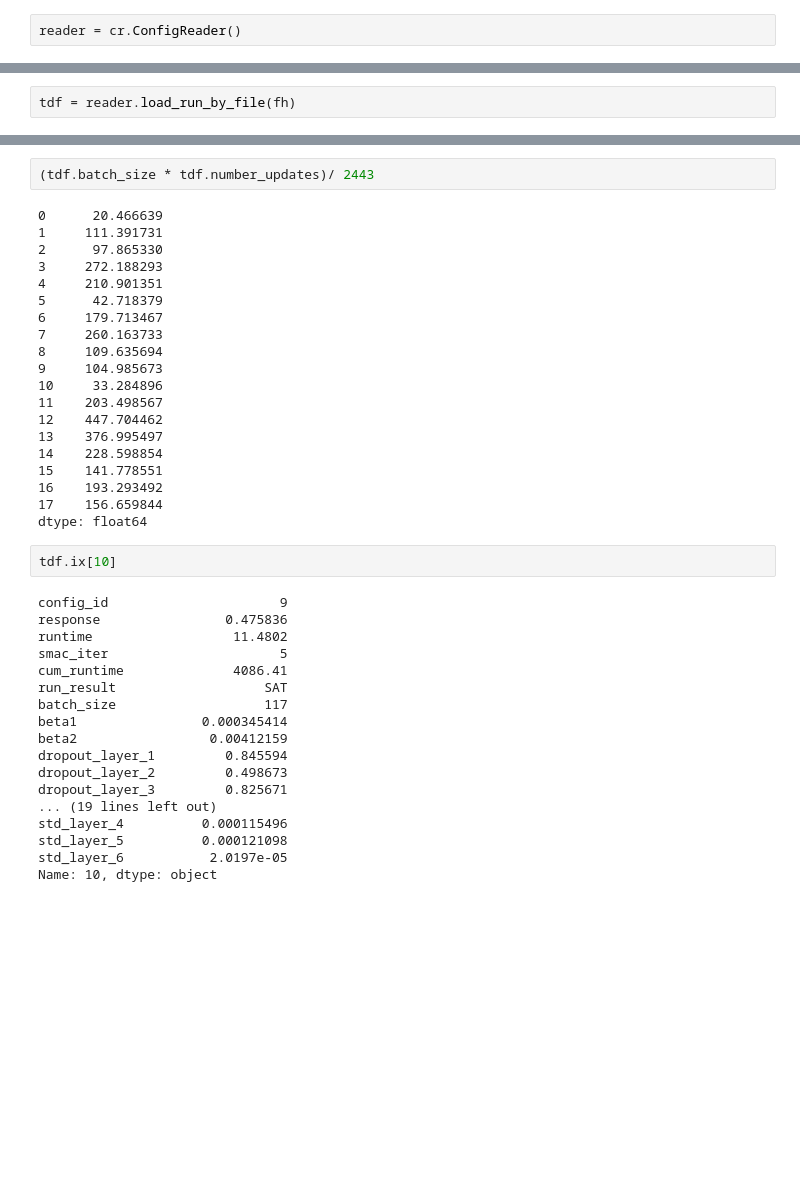
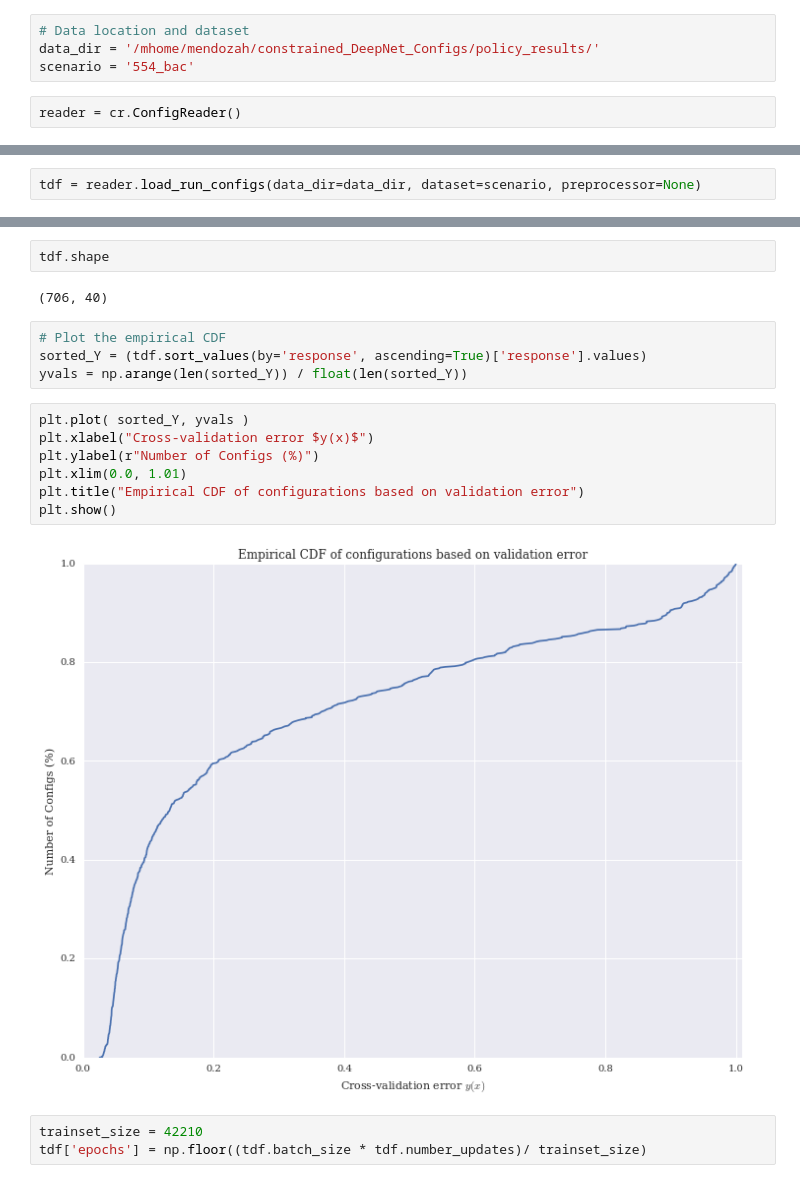
Before and after one commit to hmendozap/master-arbeit-projects, a Jupyter notebook: plotting_param_distros/Quick_Test_Runs_Analysis.ipynb, the cells around one changed output, grey strips where cells are left out. Drawn from its saved outputs; the diff is of its cells as text; blank space fills up the shorter version.

```diff
--- a/plotting_param_distros/Quick_Test_Runs_Analysis.ipynb
+++ b/plotting_param_distros/Quick_Test_Runs_Analysis.ipynb
@@ -28,2 +17,6 @@ reload(cr)
+# %%
+# Data location and dataset
+data_dir = '/mhome/mendozah/constrained_DeepNet_Configs/policy_results/'
+scenario = '554_bac'
 # %%
 reader = cr.ConfigReader()
@@ -34,2 +22,0 @@ fline.split('runs_and_results-')[1]
-# %%
-tdf = reader.load_run_by_file(fh)
@@ -39,0 +23,2 @@ tdf = tdf.apply(pd.to_numeric, errors='ignore')
+# %%
+tdf = reader.load_run_configs(data_dir=data_dir, dataset=scenario, preprocessor=None)
@@ -40,42 +36,20 @@ tdf = tdf.apply(pd.to_numeric, errors='ignore')
+# %%
+tdf.shape
+# %% [output]
+(706, 40)
+# %%
+# Plot the empirical CDF
+sorted_Y = (tdf.sort_values(by='response', ascending=True)['response'].values)
+yvals = np.arange(len(sorted_Y)) / float(len(sorted_Y))
+# %%
+plt.plot( sorted_Y, yvals )
+plt.xlabel("Cross-validation error $y(x)$")
+plt.ylabel(r"Number of Configs (%)")
+plt.xlim(0.0, 1.01)
+plt.title("Empirical CDF of configurations based on validation error")
+plt.show()
+# %% [output]
+[figure, added]
 # %%
-(tdf.batch_size * tdf.number_updates)/ 2443
+trainset_size = 42210
+tdf['epochs'] = np.floor((tdf.batch_size * tdf.number_updates)/ trainset_size)
-# %% [output]
-0      20.466639
-1     111.391731
-2      97.865330
-3     272.188293
-4     210.901351
-5      42.718379
-6     179.713467
-7     260.163733
-8     109.635694
-9     104.985673
-10     33.284896
-11    203.498567
-12    447.704462
-13    376.995497
-14    228.598854
-15    141.778551
-16    193.293492
-17    156.659844
-dtype: float64
-# %%
-tdf.ix[10]
-# %% [output]
-config_id                      9
-response                0.475836
-runtime                  11.4802
-smac_iter                      5
-cum_runtime              4086.41
-run_result                   SAT
-batch_size                   117
-beta1                0.000345414
-beta2                 0.00412159
-dropout_layer_1         0.845594
-dropout_layer_2         0.498673
-dropout_layer_3         0.825671
-... (19 lines left out)
-std_layer_4          0.000115496
-std_layer_5          0.000121098
-std_layer_6           2.0197e-05
-Name: 10, dtype: object
```
Also changed, not shown: parts of 8 cells of this notebook, 1 other file.
